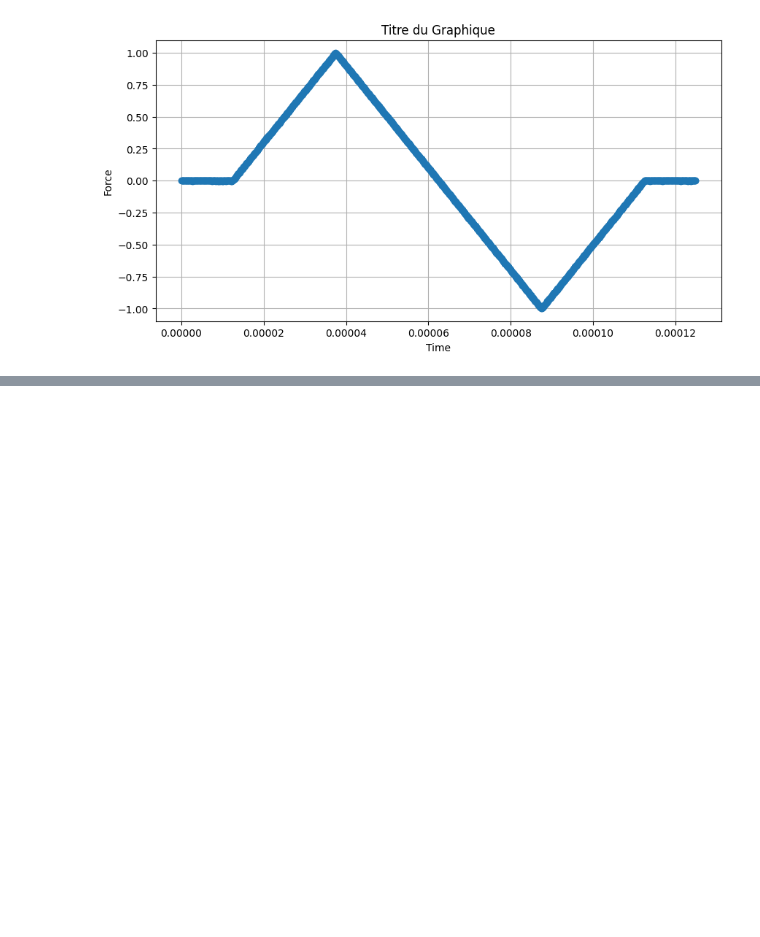
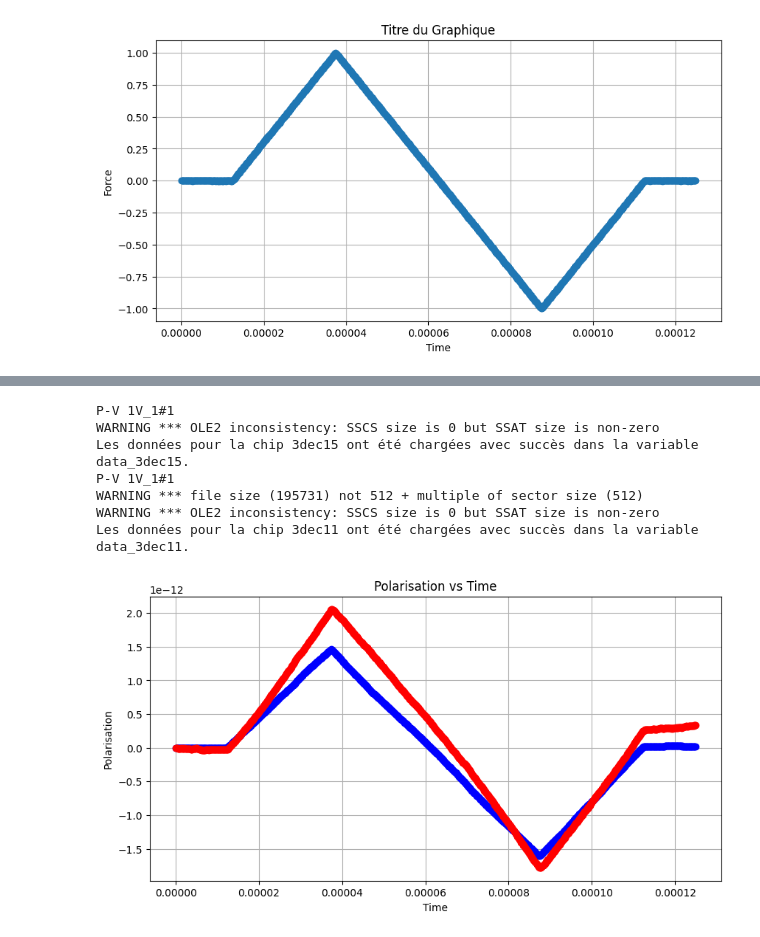
Before and after one commit to Oceane1104/Semester-project, a Jupyter notebook: Code_Thegood.ipynb, the cells around one changed output, grey strips where cells are left out. Saved outputs shown, nothing was run; the diff lists cells and outputs as text; code cells hidden in the pictures; blank space fills up the shorter version.

```diff
--- a/Code_Thegood.ipynb
+++ b/Code_Thegood.ipynb
@@ -19,0 +151,40 @@ WARNING *** OLE2 inconsistency: SSCS size is 0 but SSAT size is non-zero
+# %%
+# Demander à l'utilisateur le nombre de chips à charger
+nombre_de_chips = int(input("Combien de chips voulez-vous charger ? "))
+
+placement = input(f"Entrez le placement pour la chip (tr, tl, br, bl): ")
+size = input(f"Entrez la taille pour la chip (50, 100, 150, 200, 500): ")
+graph_type = input(f"Entrez le type de graphe pour la chip {chip_name} (P-V 1V_1#1, P-V 2V_1#1): ")
+
+# Charger les données pour chaque chip
+for i in range(1, nombre_de_chips + 1):
+    chip_name = input(f"Entrez le nom de la chip {i}: ")
+
+    data_variable_name = f"data_{chip_name}"
+    data = load_data(data_folder, chip_name, placement, size, graph_type)
+    if data is not None:
+        # Stocker les données dans une variable avec un nom unique
+        globals()[data_variable_name] = data
+        print(f"Les données pour la chip {chip_name} ont été chargées avec succès dans la variable {data_variable_name}.")
+    else:
+        print(f"Aucun fichier correspondant pour la chip {chip_name}.")
+
+
+# Tracer un graphique simple (remplacer 'Colonne1' et 'Colonne2' par les noms réels des colonnes)
+plt.figure(figsize=(10, 5))
+plt.plot(data_1['Time'], data_1['Charge']/100, marker='o', color='blue', label='data_1', linewidth= 0.1)
+plt.plot(data_2['Time'], data_2['Charge']/100, marker='o', color='red', label='data_2', linewidth= 0.1)
+plt.title('Polarisation vs Time')
+plt.xlabel('Time')
+plt.ylabel('Polarisation')
+plt.grid(True)
+plt.show()
+# %% [output]
+P-V 1V_1#1
+WARNING *** OLE2 inconsistency: SSCS size is 0 but SSAT size is non-zero
+Les données pour la chip 3dec15 ont été chargées avec succès dans la variable data_3dec15.
+P-V 1V_1#1
+WARNING *** file size (195731) not 512 + multiple of sector size (512)
+WARNING *** OLE2 inconsistency: SSCS size is 0 but SSAT size is non-zero
+Les données pour la chip 3dec11 ont été chargées avec succès dans la variable data_3dec11.
+[figure, added]
```
Also changed, not shown: parts of 6 cells of this notebook, 1 other file.
